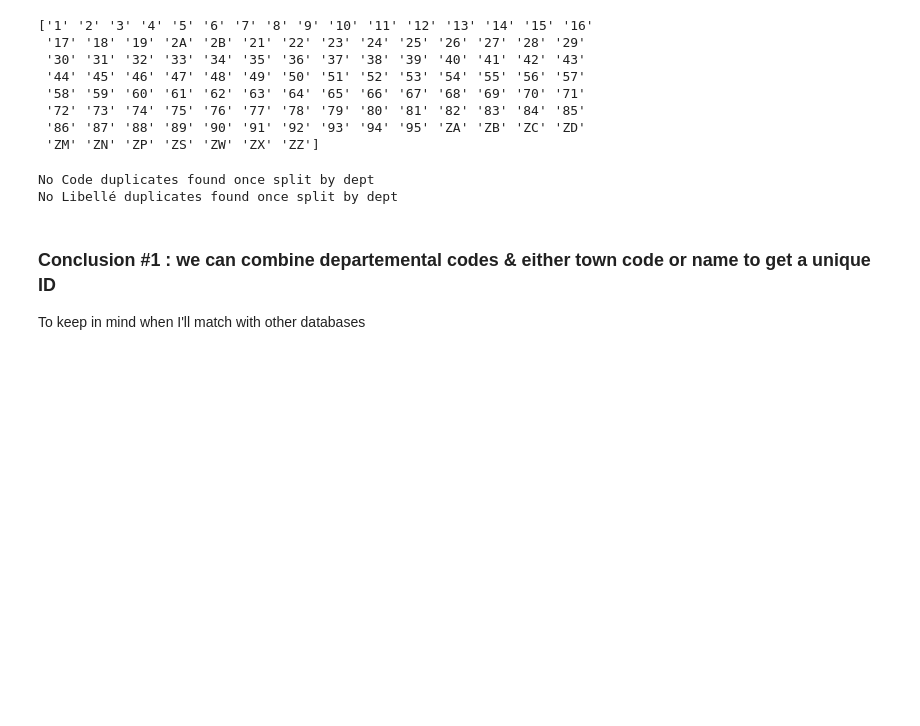
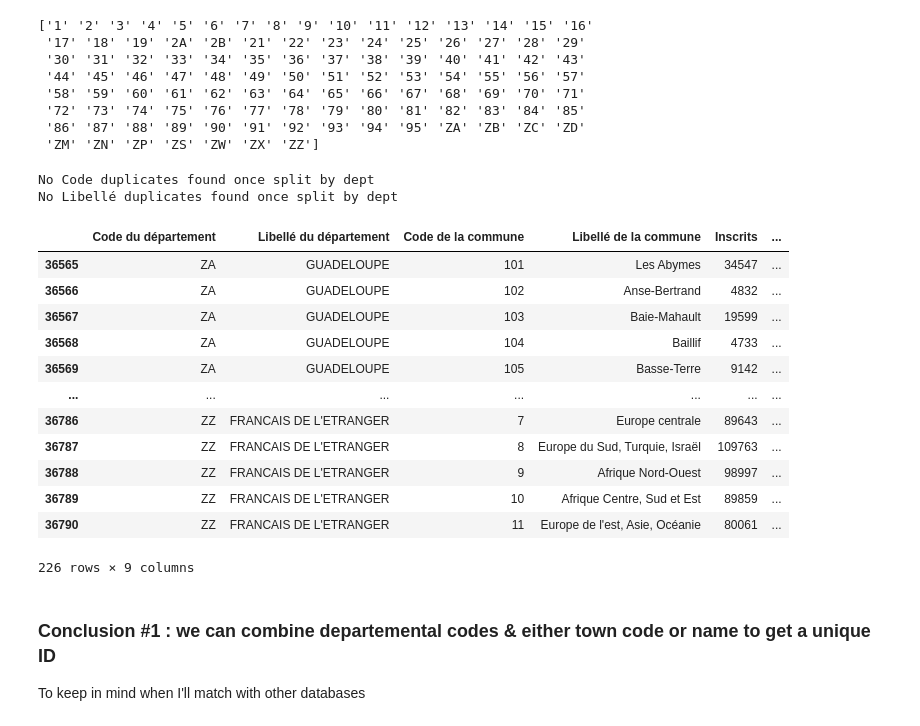
Before and after one commit to cyrilbecot/StGobain_CaseStudy, a Jupyter notebook: ExplorationReferundumData.ipynb, the cells around one changed output. Saved outputs shown, nothing was run; the diff lists cells and outputs as text; code cells hidden in the pictures; blank space fills up the shorter version.

```diff
--- a/ExplorationReferundumData.ipynb
+++ b/ExplorationReferundumData.ipynb
@@ -110,6 +111,22 @@ check_duplication_by_dept("Libellé")
 # %% [output]
 No Code duplicates found once split by dept
 No Libellé duplicates found once split by dept
+# %%
+results[(results['Code du département'].str.contains('Z'))]
+# %% [output]
+|  | Code du département | Libellé du département | Code de la commune | Libellé de la commune | Inscrits | ... |
+| 36565 | ZA | GUADELOUPE | 101 | Les Abymes | 34547 | ... |
+| 36566 | ZA | GUADELOUPE | 102 | Anse-Bertrand | 4832 | ... |
+| 36567 | ZA | GUADELOUPE | 103 | Baie-Mahault | 19599 | ... |
+| 36568 | ZA | GUADELOUPE | 104 | Baillif | 4733 | ... |
+| 36569 | ZA | GUADELOUPE | 105 | Basse-Terre | 9142 | ... |
+| ... | ... | ... | ... | ... | ... | ... |
+| 36786 | ZZ | FRANCAIS DE L'ETRANGER | 7 | Europe centrale | 89643 | ... |
+| 36787 | ZZ | FRANCAIS DE L'ETRANGER | 8 | Europe du Sud, Turquie, Israël | 109763 | ... |
+| 36788 | ZZ | FRANCAIS DE L'ETRANGER | 9 | Afrique Nord-Ouest | 98997 | ... |
+| 36789 | ZZ | FRANCAIS DE L'ETRANGER | 10 | Afrique Centre, Sud et Est | 89859 | ... |
+| 36790 | ZZ | FRANCAIS DE L'ETRANGER | 11 | Europe de l'est, Asie, Océanie | 80061 | ... |
+226 rows × 9 columns
 # %% [markdown]
 ### Conclusion #1 : we can combine departemental codes & either town code or name to get a unique ID
 
```
Also changed, not shown: parts of 7 cells of this notebook, 2 other files.
